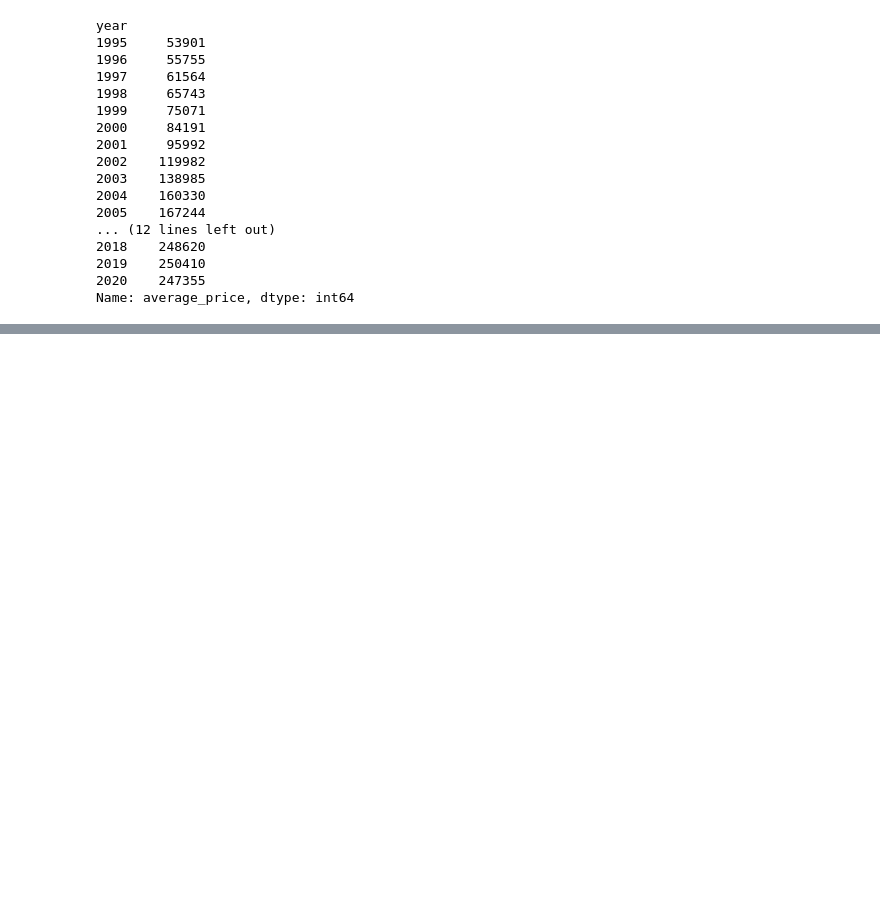
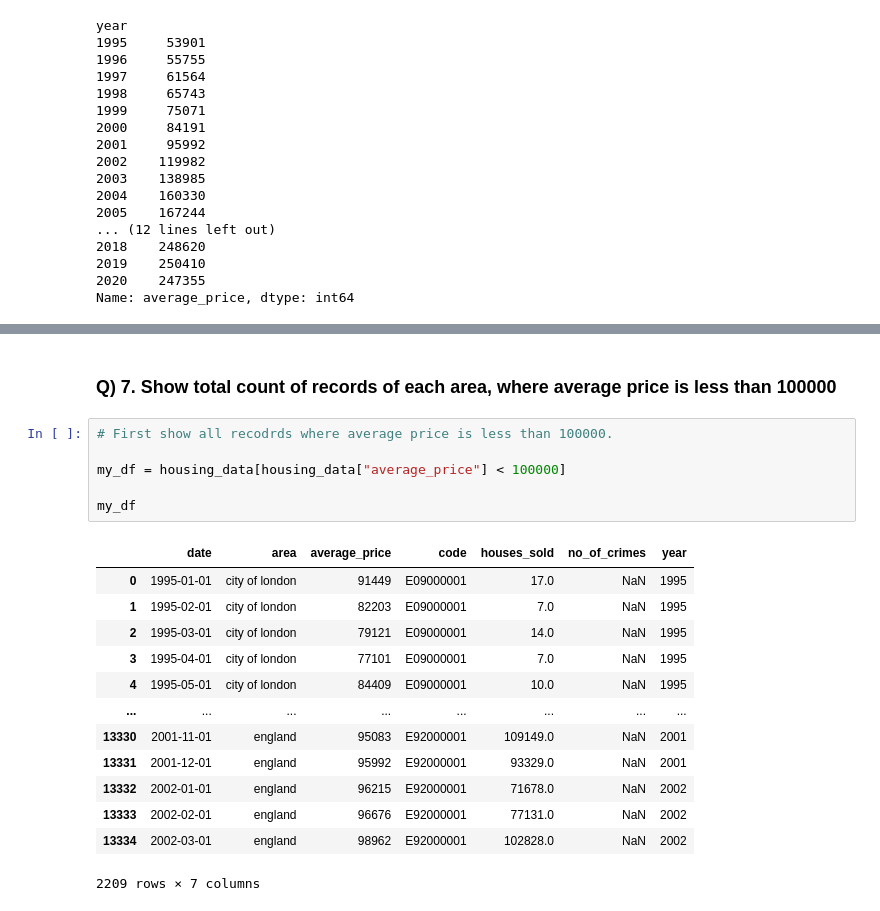
Before and after one commit to abdullahkhan-10/Python-Complete-Course, a Jupyter notebook: Python Projects/Begineer Projects/5_london_housing_data.ipynb, the cells around one changed output, grey strips where cells are left out. Cells and saved outputs as stored; diff of their text form; blank space fills up the shorter version.

Commit message:
Each area count of records show where average price is < 100000

```diff
--- a/Python Projects/Begineer Projects/5_london_housing_data.ipynb
+++ b/Python Projects/Begineer Projects/5_london_housing_data.ipynb
@@ -267,0 +314,22 @@ Name: average_price, dtype: int64
+# %% [markdown]
+### Q) 7. Show total count of records of each area, where average price is less than 100000
+# %%
+# First show all recodrds where average price is less than 100000.
+
+my_df = housing_data[housing_data["average_price"] < 100000]
+
+my_df
+# %% [output]
+|  | date | area | average_price | code | houses_sold | no_of_crimes | year |
+| 0 | 1995-01-01 | city of london | 91449 | E09000001 | 17.0 | NaN | 1995 |
+| 1 | 1995-02-01 | city of london | 82203 | E09000001 | 7.0 | NaN | 1995 |
+| 2 | 1995-03-01 | city of london | 79121 | E09000001 | 14.0 | NaN | 1995 |
+| 3 | 1995-04-01 | city of london | 77101 | E09000001 | 7.0 | NaN | 1995 |
+| 4 | 1995-05-01 | city of london | 84409 | E09000001 | 10.0 | NaN | 1995 |
+| ... | ... | ... | ... | ... | ... | ... | ... |
+| 13330 | 2001-11-01 | england | 95083 | E92000001 | 109149.0 | NaN | 2001 |
+| 13331 | 2001-12-01 | england | 95992 | E92000001 | 93329.0 | NaN | 2001 |
+| 13332 | 2002-01-01 | england | 96215 | E92000001 | 71678.0 | NaN | 2002 |
+| 13333 | 2002-02-01 | england | 96676 | E92000001 | 77131.0 | NaN | 2002 |
+| 13334 | 2002-03-01 | england | 98962 | E92000001 | 102828.0 | NaN | 2002 |
+2209 rows × 7 columns
```
Also changed, not shown: parts of 5 cells of this notebook.
